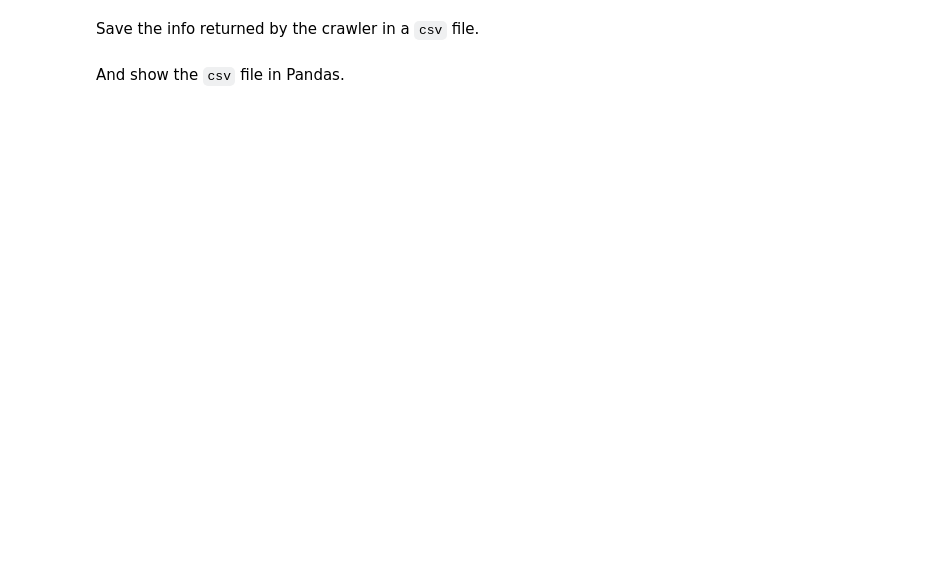
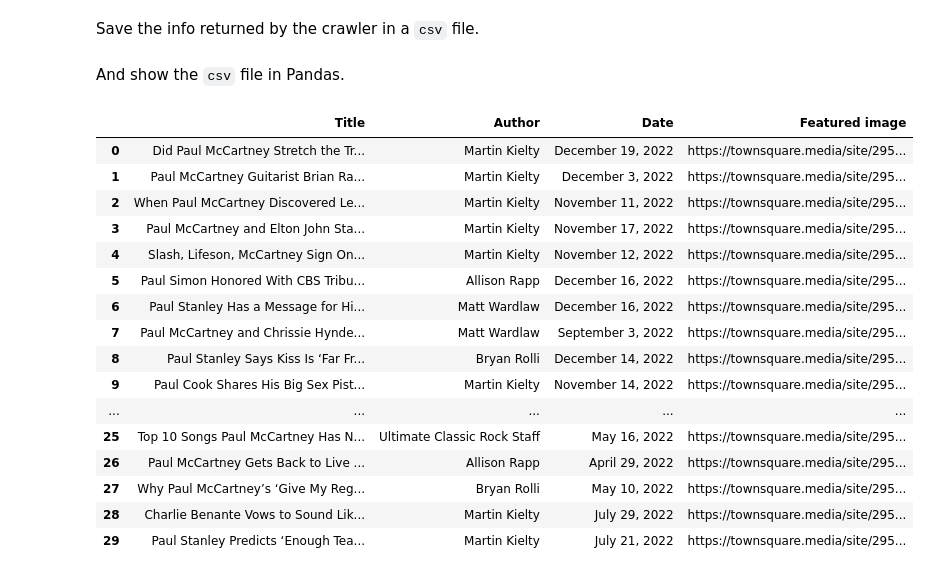
Before and after one commit to programiranje3/2022, a Jupyter notebook: notebooks/crawl.ipynb, the cells around one changed output. Cells and saved outputs as stored; diff of their text form; code cells hidden in the pictures; blank space fills up the shorter version.

```diff
--- a/notebooks/crawl.ipynb
+++ b/notebooks/crawl.ipynb
@@ -203,9 +494,39 @@ Save the info returned by the crawler in a `csv` file.
 #     out = csv.writer(f)
 #     out.writerow(header_row)
 #     out.writerows(article_info_list)
+# %%
+import csv
+
+articles_csv = DATA_DIR / 'articles.csv'
+header = ['Title', 'Author', 'Date', 'Featured image']
+with open(articles_csv, 'w', newline='', encoding='utf-8') as f:
+    out = csv.writer(f)
+    out.writerow(header)
+    out.writerows(a_info)
 # %% [markdown]
 And show the `csv` file in Pandas.
 # %%
 # import pandas as pd
 # article_info_table = pd.read_csv(csv_file)
 # article_info_table
+import pandas as pd
+articles = pd.read_csv(articles_csv)
+articles
+# %% [output]
+|  | Title | Author | Date | Featured image |
+| 0 | Did Paul McCartney Stretch the Tr... | Martin Kielty | December 19, 2022 | https://townsquare.media/site/295... |
+| 1 | Paul McCartney Guitarist Brian Ra... | Martin Kielty | December 3, 2022 | https://townsquare.media/site/295... |
+| 2 | When Paul McCartney Discovered Le... | Martin Kielty | November 11, 2022 | https://townsquare.media/site/295... |
+| 3 | Paul McCartney and Elton John Sta... | Martin Kielty | November 17, 2022 | https://townsquare.media/site/295... |
+| 4 | Slash, Lifeson, McCartney Sign On... | Martin Kielty | November 12, 2022 | https://townsquare.media/site/295... |
+| 5 | Paul Simon Honored With CBS Tribu... | Allison Rapp | December 16, 2022 | https://townsquare.media/site/295... |
+| 6 | Paul Stanley Has a Message for Hi... | Matt Wardlaw | December 16, 2022 | https://townsquare.media/site/295... |
+| 7 | Paul McCartney and Chrissie Hynde... | Matt Wardlaw | September 3, 2022 | https://townsquare.media/site/295... |
+| 8 | Paul Stanley Says Kiss Is ‘Far Fr... | Bryan Rolli | December 14, 2022 | https://townsquare.media/site/295... |
+| 9 | Paul Cook Shares His Big Sex Pist... | Martin Kielty | November 14, 2022 | https://townsquare.media/site/295... |
+| ... | ... | ... | ... | ... |
+| 25 | Top 10 Songs Paul McCartney Has N... | Ultimate Classic Rock Staff | May 16, 2022 | https://townsquare.media/site/295... |
+| 26 | Paul McCartney Gets Back to Live ... | Allison Rapp | April 29, 2022 | https://townsquare.media/site/295... |
+| 27 | Why Paul McCartney’s ‘Give My Reg... | Bryan Rolli | May 10, 2022 | https://townsquare.media/site/295... |
+| 28 | Charlie Benante Vows to Sound Lik... | Martin Kielty | July 29, 2022 | https://townsquare.media/site/295... |
+| 29 | Paul Stanley Predicts ‘Enough Tea... | Martin Kielty | July 21, 2022 | https://townsquare.media/site/295... |
```
Also changed, not shown: parts of 40 cells of this notebook.
